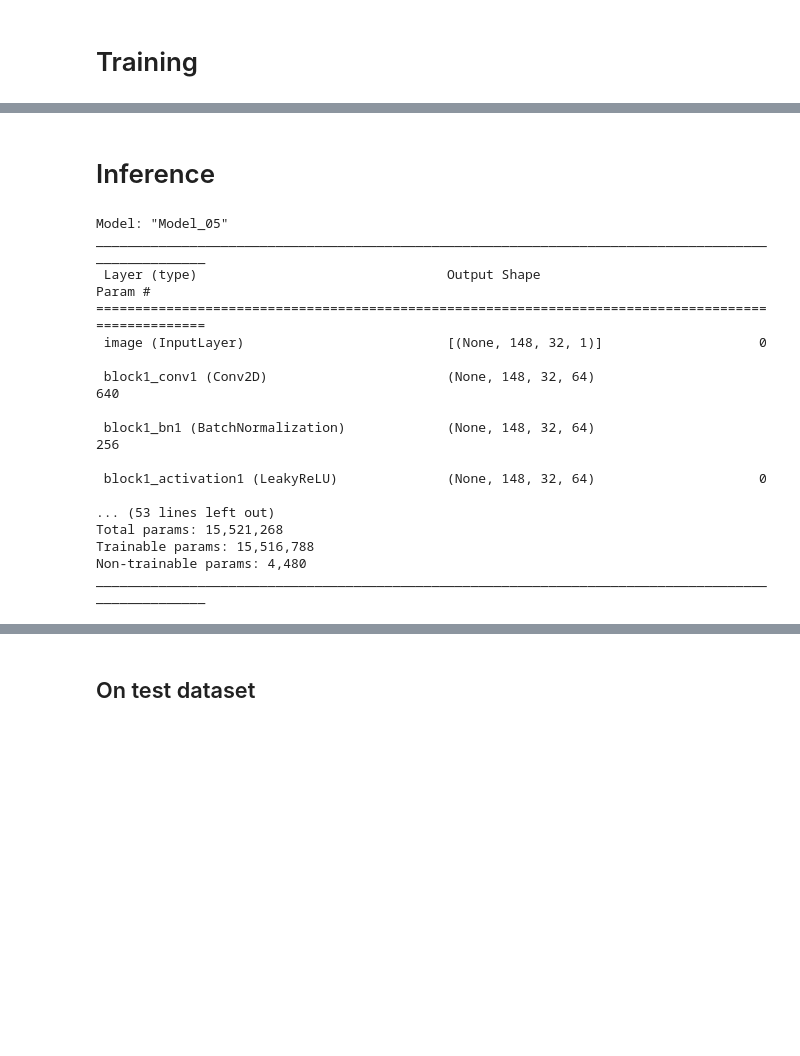
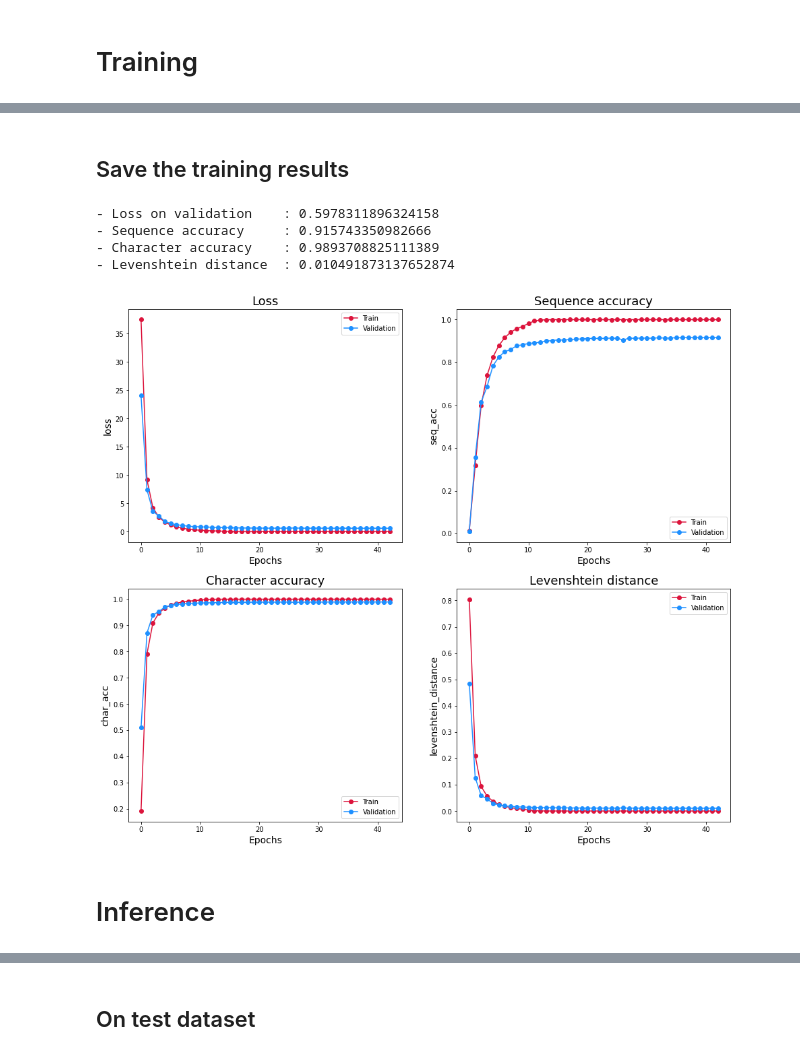
Before and after one commit to ds4v/NomNaOCR, a Jupyter notebook: Text recognition/CRNN/CRNN.ipynb, the cells around one changed output, grey strips where cells are left out. Saved outputs shown, nothing was run; the diff lists cells and outputs as text; code cells hidden in the pictures; blank space fills up the shorter version.

```diff
--- a/Text recognition/CRNN/CRNN.ipynb
+++ b/Text recognition/CRNN/CRNN.ipynb
@@ -245,0 +142,8 @@ Fold 05 has the best result at epoch 40:
+# %%
+import random
+train_idxs = list(range(int(dataset.size * 0.8)))
+valid_idxs = list(range(train_idxs[-1] + 1, dataset.size))
+
+random.seed(2022)
+random.shuffle(train_idxs)
+random.shuffle(valid_idxs)
@@ -245,0 +170,20 @@ Fold 05 has the best result at epoch 40:
+# %%
+model.compile(
+    optimizer = Adadelta(LEARNING_RATE),
+    loss = CTCLoss(PADDING_TOKEN),
+    metrics = [
+        SequenceAccuracy(PADDING_TOKEN, use_ctc_decode=True),
+        CharacterAccuracy(PADDING_TOKEN, use_ctc_decode=True),
+        LevenshteinDistance(PADDING_TOKEN, use_ctc_decode=True, normalize=True)
+    ]
+)
+early_stopping_callback = EarlyStoppingWithStuck(patience=5)
+# %%
+%%time
+history = model.fit(
+    train_tf_dataset,
+    validation_data = valid_tf_dataset,
+    epochs = EPOCHS,
+    callbacks = [early_stopping_callback],
+    verbose = 1
+).history
@@ -246,27 +208,21 @@ Fold 05 has the best result at epoch 40:
+# %% [markdown]
+## Save the training results
+# %%
+best_epoch = early_stopping_callback.best_epoch
+print(f'- Loss on validation\t: {history["val_loss"][best_epoch]}')
+print(f'- Sequence accuracy\t: {history["val_seq_acc"][best_epoch]}')
+print(f'- Character accuracy\t: {history["val_char_acc"][best_epoch]}')
+print(f'- Levenshtein distance\t: {history["val_levenshtein_distance"][best_epoch]}')
+# %% [output]
+- Loss on validation    : 0.5978311896324158
+- Sequence accuracy     : 0.915743350982666
+- Character accuracy    : 0.9893708825111389
+- Levenshtein distance  : 0.010491873137652874
+# %%
+from visualizer import plot_training_results
+plot_training_results(history, f'{APPROACH_NAME}.png')
+model.save_weights(f'{APPROACH_NAME}.h5')
+# %% [output]
+[figure, added]
 # %% [markdown]
 # Inference
-# %%
-from tensorflow.keras.models import Model, load_model
-reloaded_model = load_model(f'{APPROACH_NAME}.h5', custom_objects={
-    'CTCLoss': CTCLoss,
-    'MeanEditDistance': MeanEditDistance
-})
-reloaded_model.summary(line_length=100)
-# %% [output]
-Model: "Model_05"
-____________________________________________________________________________________________________
- Layer (type)                                Output Shape                            Param #
-====================================================================================================
- image (InputLayer)                          [(None, 148, 32, 1)]                    0
-
- block1_conv1 (Conv2D)                       (None, 148, 32, 64)                     640
-
- block1_bn1 (BatchNormalization)             (None, 148, 32, 64)                     256
-
- block1_activation1 (LeakyReLU)              (None, 148, 32, 64)                     0
-
-... (53 lines left out)
-Total params: 15,521,268
-Trainable params: 15,516,788
-Non-trainable params: 4,480
-____________________________________________________________________________________________________
```
Also changed, not shown: parts of 27 cells of this notebook, 7 other files.
